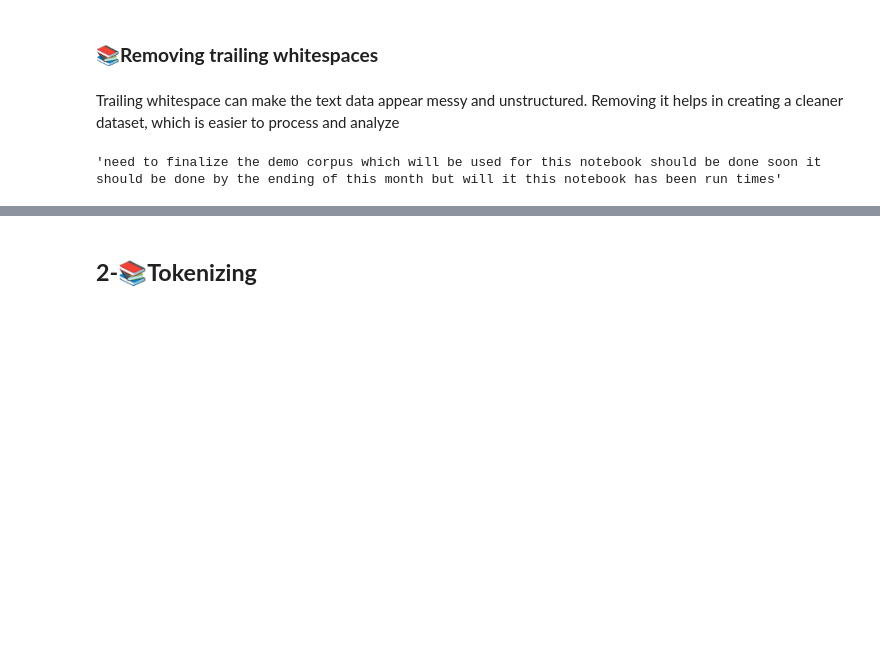
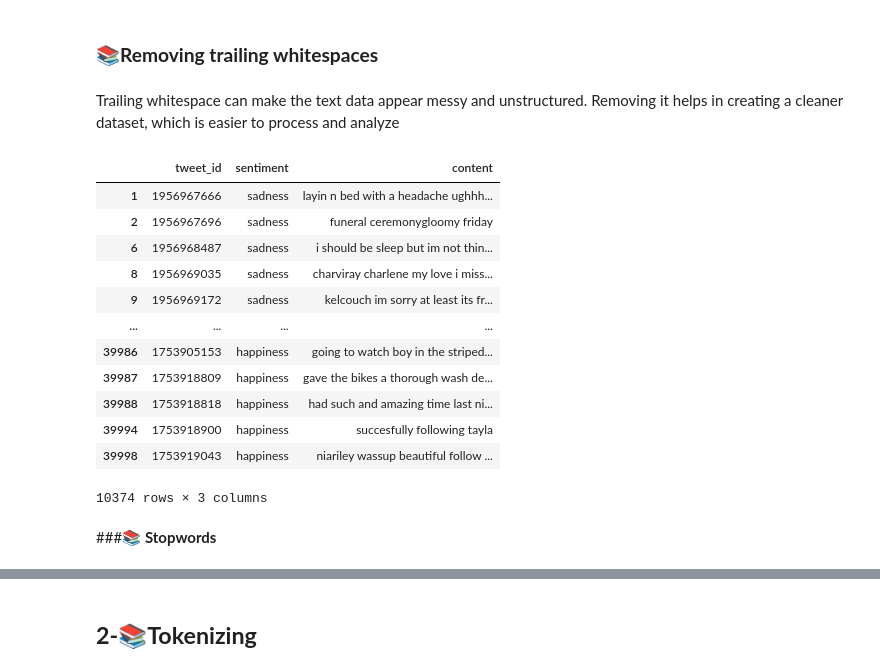
Before and after one commit to dr-mushtaq/Projects, a Jupyter notebook: Tokenization_stemming_lemmatization_stopword_postagging.ipynb, the cells around one changed output, grey strips where cells are left out. Saved outputs shown, nothing was run; the diff lists cells and outputs as text; code cells hidden in the pictures; blank space fills up the shorter version.

```diff
--- a/Tokenization_stemming_lemmatization_stopword_postagging.ipynb
+++ b/Tokenization_stemming_lemmatization_stopword_postagging.ipynb
@@ -204,10 +204,25 @@ Trailing whitespace can make the text data appear messy and unstructured. Removi
 # %%
 # Sample text with trailing whitespace
 text = "This is an example sentence with trailing spaces.   "
-# %%
-corpus = ' '.join([token for token in corpus.split()])
-corpus
-# %% [output]
-'need to finalize the demo corpus which will be used for this notebook should be done soon it should be done by the ending of this month but will it this notebook has been run times'
+# %%
+# Access the 'content' column and apply split to each element in the column
+data['content'] = data['content'].apply(lambda x: ' '.join([token for token in str(x).split()]))
+data
+# %% [output]
+|  | tweet_id | sentiment | content |
+| 1 | 1956967666 | sadness | layin n bed with a headache ughhh... |
+| 2 | 1956967696 | sadness | funeral ceremonygloomy friday |
+| 6 | 1956968487 | sadness | i should be sleep but im not thin... |
+| 8 | 1956969035 | sadness | charviray charlene my love i miss... |
+| 9 | 1956969172 | sadness | kelcouch im sorry at least its fr... |
+| ... | ... | ... | ... |
+| 39986 | 1753905153 | happiness | going to watch boy in the striped... |
+| 39987 | 1753918809 | happiness | gave the bikes a thorough wash de... |
+| 39988 | 1753918818 | happiness | had such and amazing time last ni... |
+| 39994 | 1753918900 | happiness | succesfully following tayla |
+| 39998 | 1753919043 | happiness | niariley wassup beautiful follow ... |
+10374 rows × 3 columns
 # %%
 !python -m spacy download en_core_web_sm
+# %% [markdown]
+###📚 **Stopwords**
```
Also changed, not shown: parts of 1 cell of this notebook.
